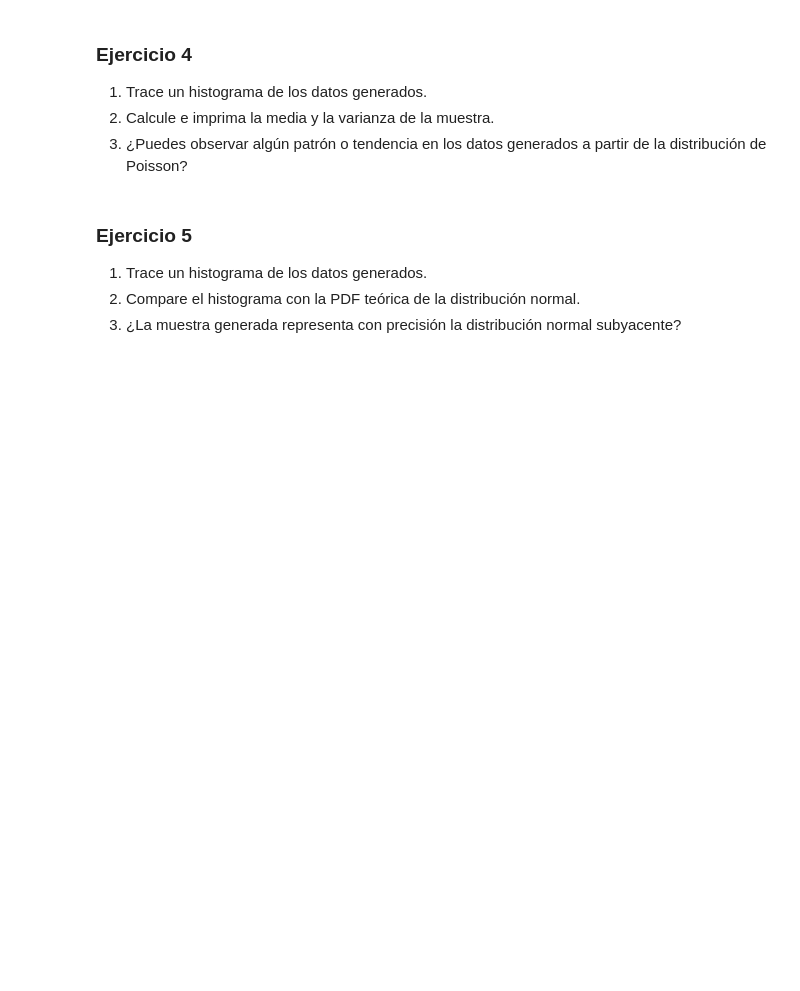
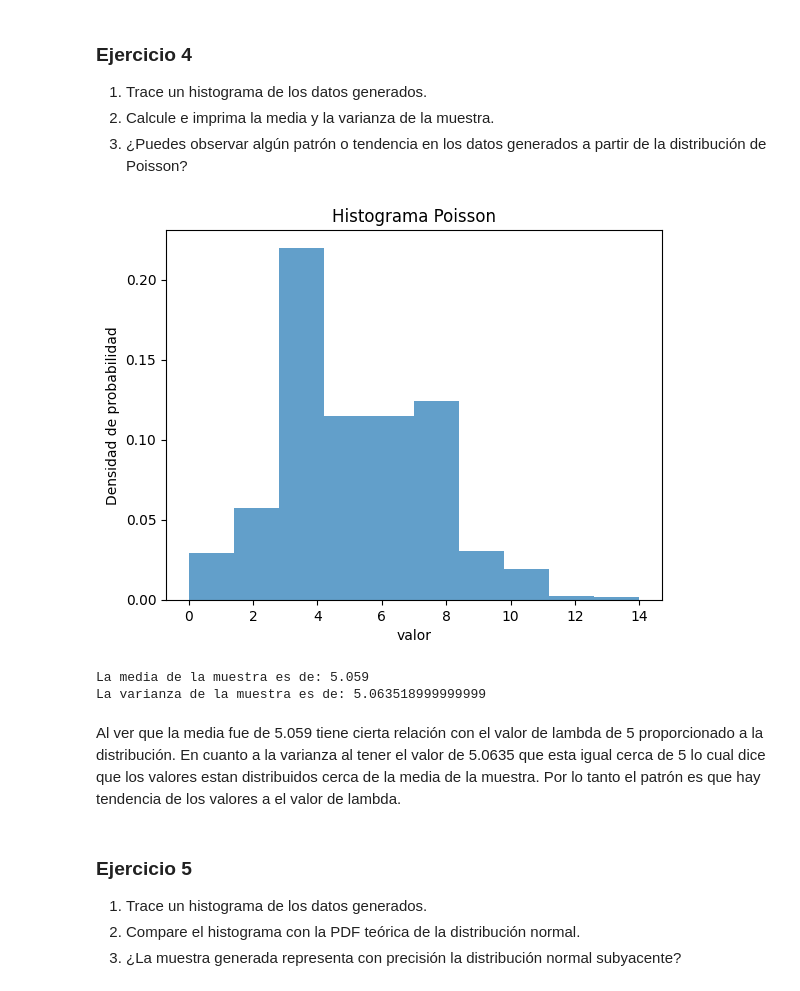
Before and after one commit to MaJu502/lab01_ModSim, a Jupyter notebook: lab1.ipynb, the cells around one changed output. Cells and saved outputs as stored; diff of their text form; code cells hidden in the pictures; blank space fills up the shorter version.

```diff
--- a/lab1.ipynb
+++ b/lab1.ipynb
@@ -53,6 +121,34 @@ La asimetria de la muestra es de: 0.03492596647783496
 1. Trace un histograma de los datos generados.
 2. Calcule e imprima la media y la varianza de la muestra.
 3. ¿Puedes observar algún patrón o tendencia en los datos generados a partir de la distribución de Poisson?
+# %%
+# Variables
+valor_lambda = 5
+size = 1000
+
+# Poisson
+muestreo = np.random.poisson(valor_lambda, size)
+
+# Tasks
+plt.hist(muestreo, density=True, alpha=0.7)
+plt.xlabel("valor")
+plt.ylabel("Densidad de probabilidad")
+plt.title("Histograma Poisson")
+plt.show()
+
+# Calcule e imprima la media y la varianza de la muestra
+media = np.mean(muestreo)
+varianza = np.var(muestreo)
+
+print("La media de la muestra es de:", media)
+print("La varianza de la muestra es de:", varianza)
+# %% [output]
+[figure, added]
+La media de la muestra es de: 5.059
+La varianza de la muestra es de: 5.063518999999999
+# %% [markdown]
+Al ver que la media fue de 5.059 tiene cierta relación con el valor de lambda de 5 proporcionado a la distribución.
+En cuanto a la varianza al tener el valor de 5.0635 que esta igual cerca de 5 lo cual dice que los valores estan distribuidos cerca de la media de la muestra. Por lo tanto el patrón es que hay tendencia de los valores a el valor de lambda.
 # %% [markdown]
 ### Ejercicio 5
 1. Trace un histograma de los datos generados.
```
Also changed, not shown: parts of 6 cells of this notebook.
